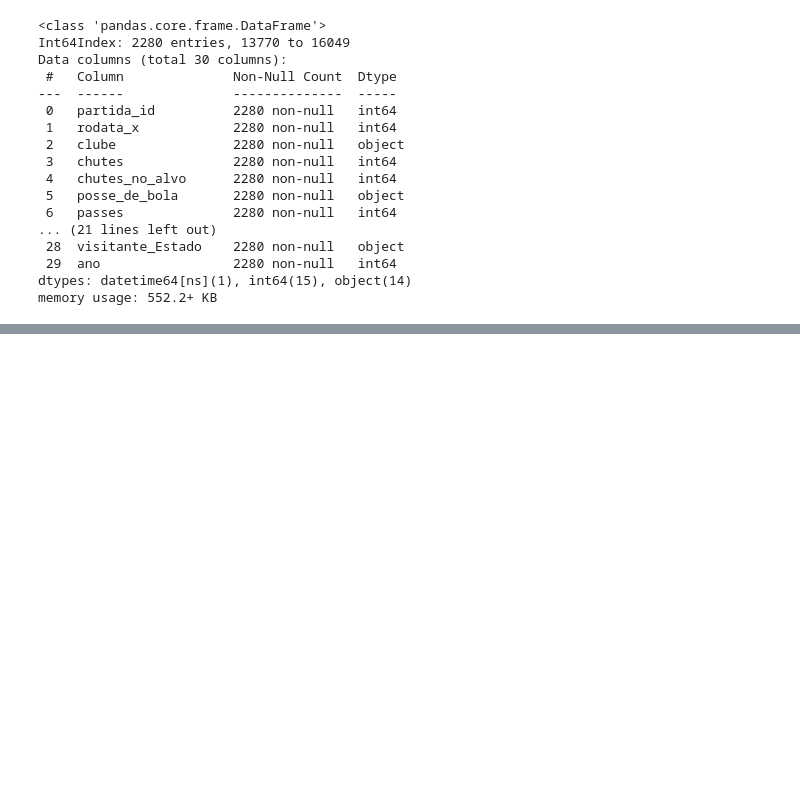
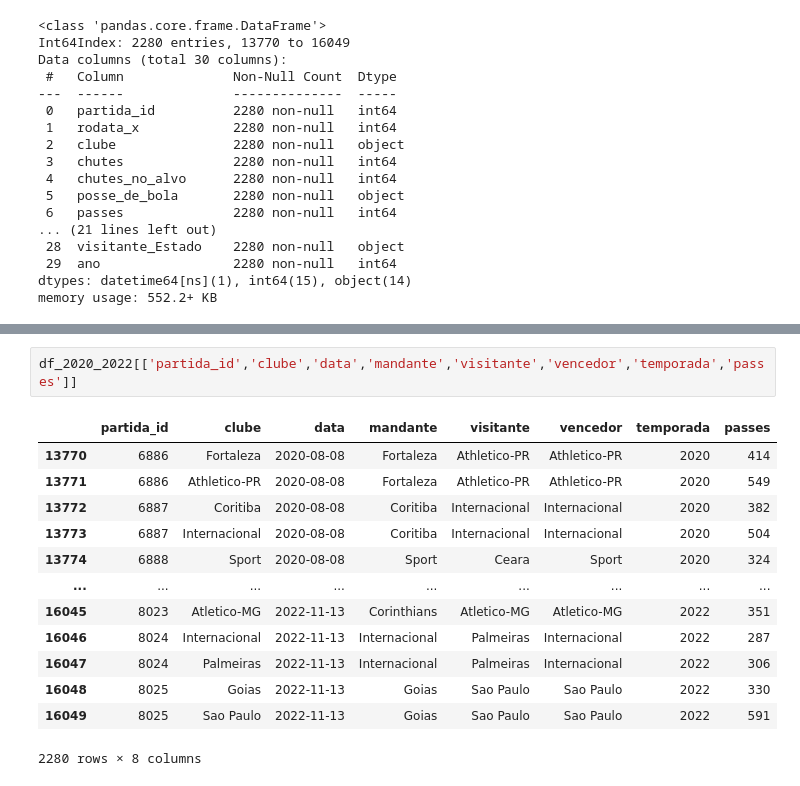
Before and after one commit to vbddinho/puc_minas_machine, a Jupyter notebook: plano3.ipynb, the cells around one changed output, grey strips where cells are left out. Drawn from its saved outputs; the diff is of its cells as text; blank space fills up the shorter version.

```diff
--- a/plano3.ipynb
+++ b/plano3.ipynb
@@ -126,0 +135,16 @@ array([2020, 2021, 2022])
+# %%
+df_2020_2022[['partida_id','clube','data','mandante','visitante','vencedor','temporada','passes']]
+# %% [output]
+|  | partida_id | clube | data | mandante | visitante | vencedor | temporada | passes |
+| 13770 | 6886 | Fortaleza | 2020-08-08 | Fortaleza | Athletico-PR | Athletico-PR | 2020 | 414 |
+| 13771 | 6886 | Athletico-PR | 2020-08-08 | Fortaleza | Athletico-PR | Athletico-PR | 2020 | 549 |
+| 13772 | 6887 | Coritiba | 2020-08-08 | Coritiba | Internacional | Internacional | 2020 | 382 |
+| 13773 | 6887 | Internacional | 2020-08-08 | Coritiba | Internacional | Internacional | 2020 | 504 |
+| 13774 | 6888 | Sport | 2020-08-08 | Sport | Ceara | Sport | 2020 | 324 |
+| ... | ... | ... | ... | ... | ... | ... | ... | ... |
+| 16045 | 8023 | Atletico-MG | 2022-11-13 | Corinthians | Atletico-MG | Atletico-MG | 2022 | 351 |
+| 16046 | 8024 | Internacional | 2022-11-13 | Internacional | Palmeiras | Internacional | 2022 | 287 |
+| 16047 | 8024 | Palmeiras | 2022-11-13 | Internacional | Palmeiras | Internacional | 2022 | 306 |
+| 16048 | 8025 | Goias | 2022-11-13 | Goias | Sao Paulo | Sao Paulo | 2022 | 330 |
+| 16049 | 8025 | Sao Paulo | 2022-11-13 | Goias | Sao Paulo | Sao Paulo | 2022 | 591 |
+2280 rows × 8 columns
```
Also changed, not shown: parts of 4 cells of this notebook.
